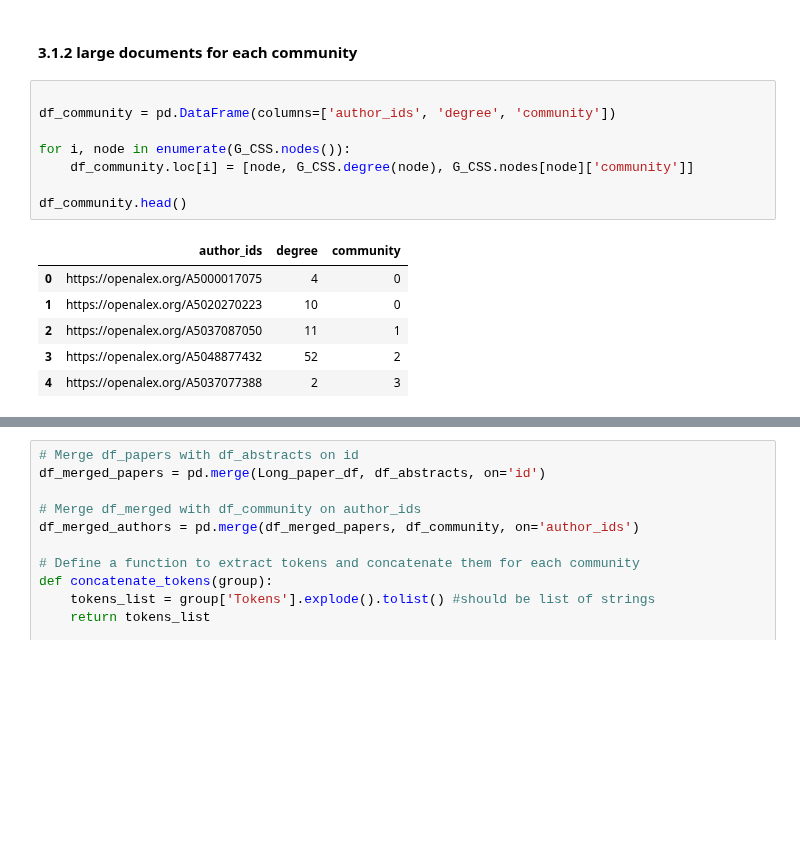
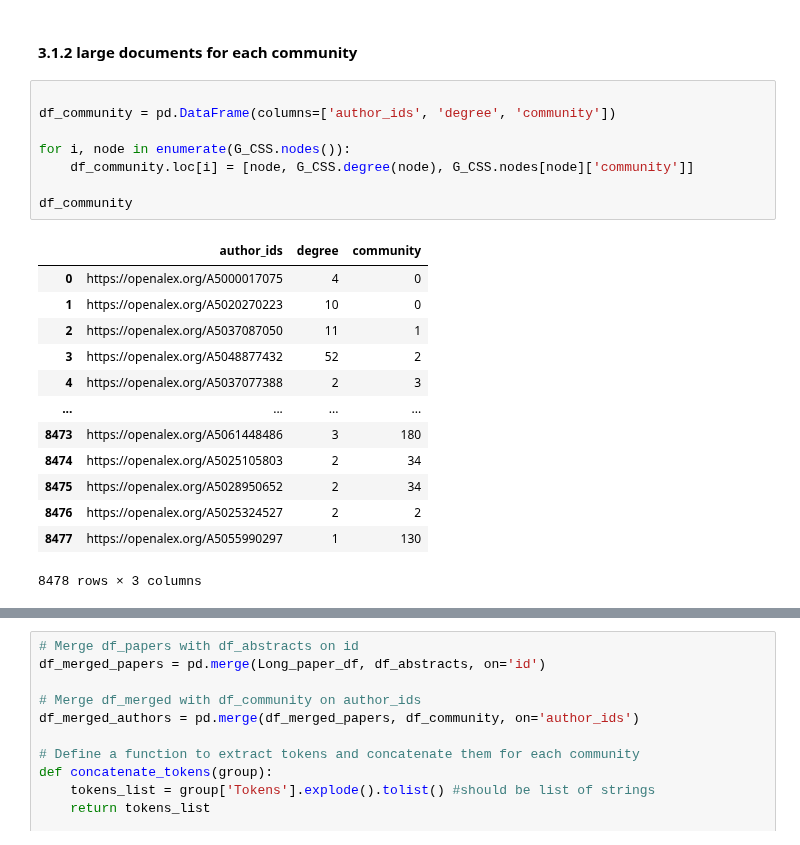
Before and after one commit to KarolineKlan/Assignments_ComSocSci2024, a Jupyter notebook: Assignment2.ipynb, the cells around one changed output, grey strips where cells are left out. Drawn from its saved outputs; the diff is of its cells as text; blank space fills up the shorter version.

```diff
--- a/Assignment2.ipynb
+++ b/Assignment2.ipynb
@@ -247,18 +247,25 @@ WRITE HERE
 # %%
 
 df_community = pd.DataFrame(columns=['author_ids', 'degree', 'community'])
 
 for i, node in enumerate(G_CSS.nodes()):
     df_community.loc[i] = [node, G_CSS.degree(node), G_CSS.nodes[node]['community']]
 
-df_community.head()
+df_community
 # %% [output]
 |  | author_ids | degree | community |
 | 0 | https://openalex.org/A5000017075 | 4 | 0 |
 | 1 | https://openalex.org/A5020270223 | 10 | 0 |
 | 2 | https://openalex.org/A5037087050 | 11 | 1 |
 | 3 | https://openalex.org/A5048877432 | 52 | 2 |
 | 4 | https://openalex.org/A5037077388 | 2 | 3 |
+| ... | ... | ... | ... |
+| 8473 | https://openalex.org/A5061448486 | 3 | 180 |
+| 8474 | https://openalex.org/A5025105803 | 2 | 34 |
+| 8475 | https://openalex.org/A5028950652 | 2 | 34 |
+| 8476 | https://openalex.org/A5025324527 | 2 | 2 |
+| 8477 | https://openalex.org/A5055990297 | 1 | 130 |
+8478 rows × 3 columns
 # %%
 #load the papers dataset from assignment 2
 df_papers = pd.read_csv('data/IC2S2_all_papers.csv')
```
Also changed, not shown: parts of 6 cells of this notebook, 1 other file.
